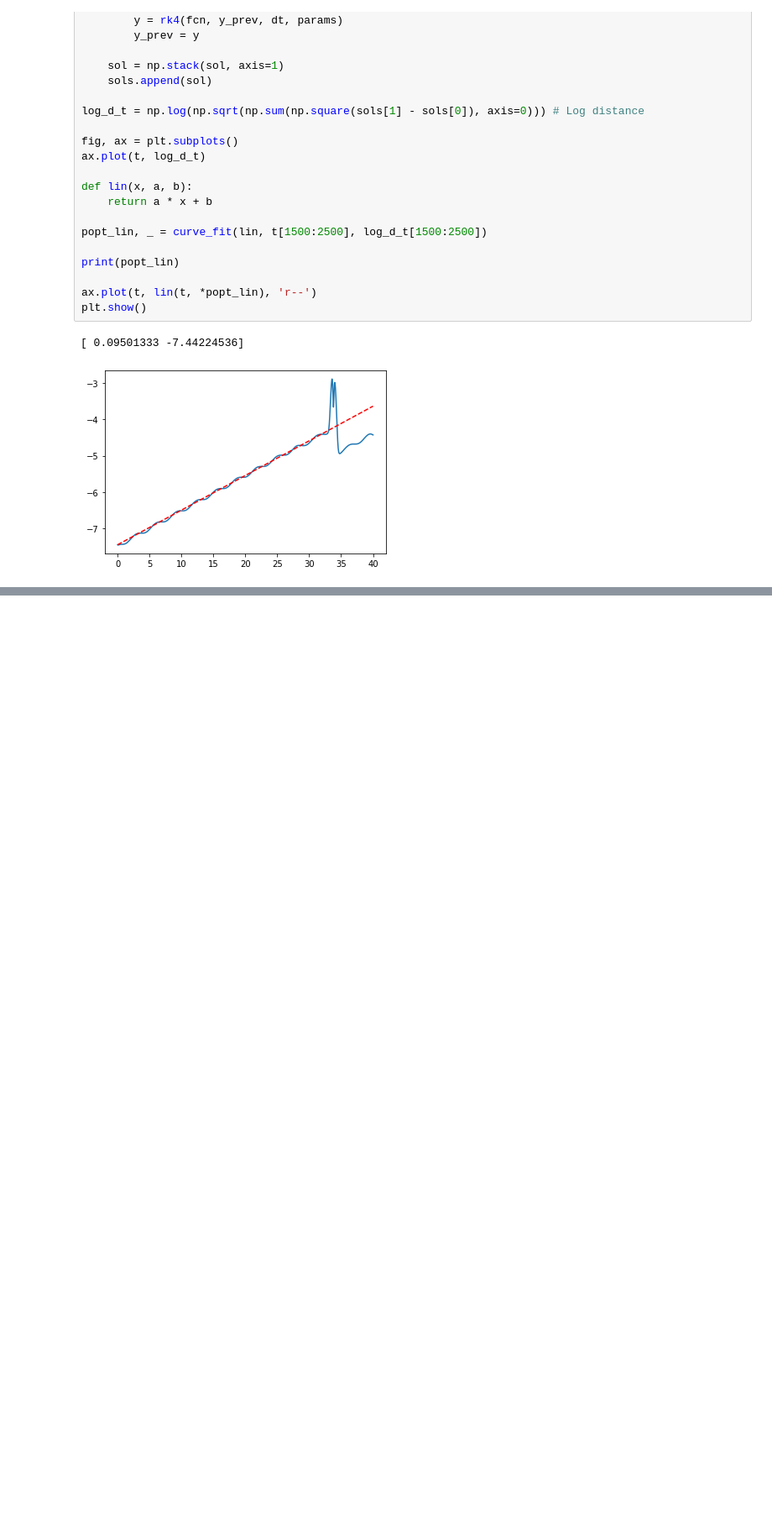
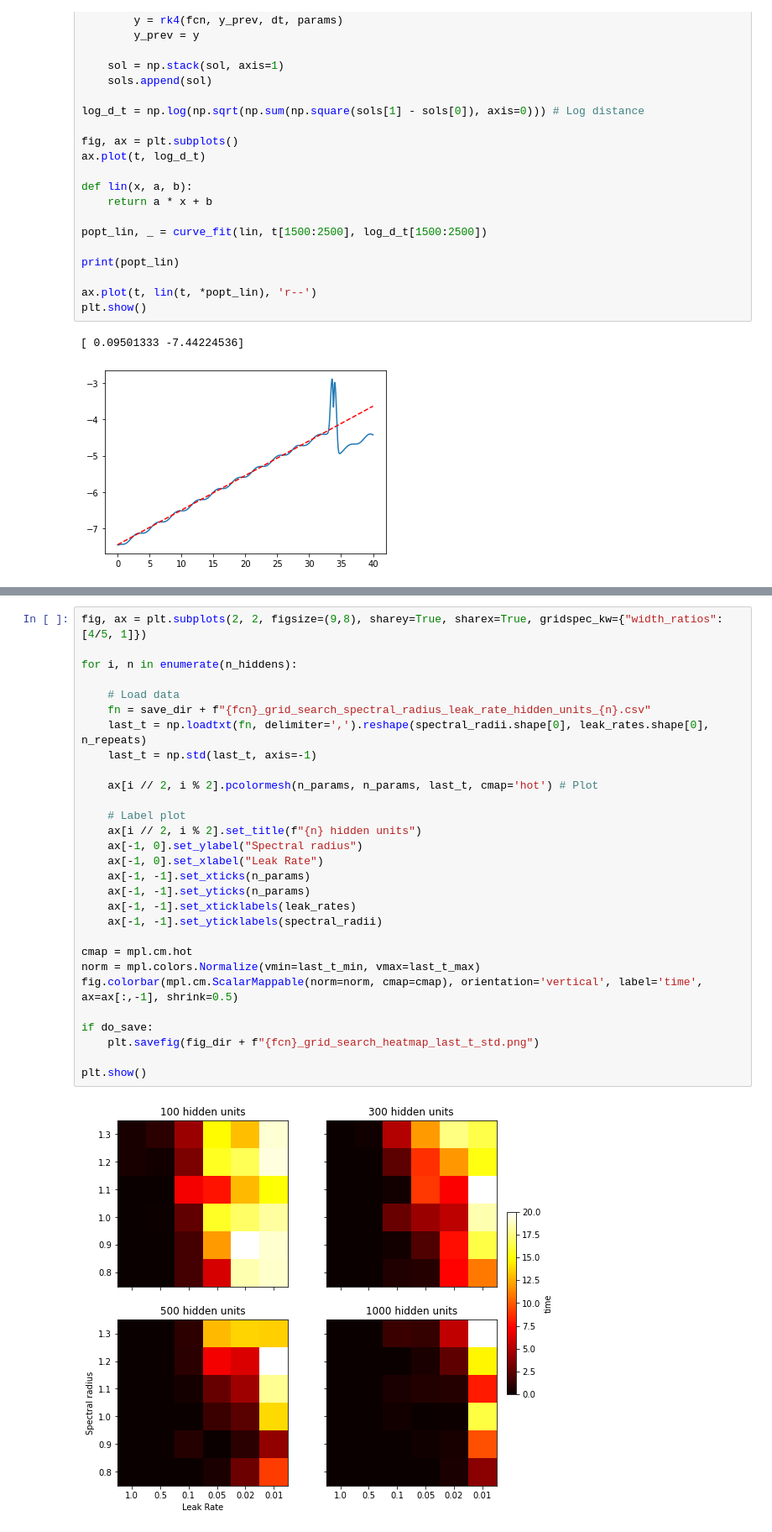
Before and after one commit to stefanpate/reservoir, a Jupyter notebook: gen_targets_grid_search_fourier.ipynb, the cells around one changed output, grey strips where cells are left out. Shown: that part at 84% size. Saved outputs shown, nothing was run; the diff lists cells and outputs as text; blank space fills up the shorter version.

```diff
--- a/gen_targets_grid_search_fourier.ipynb
+++ b/gen_targets_grid_search_fourier.ipynb
@@ -244,0 +249,31 @@ plt.show()
+# %%
+fig, ax = plt.subplots(2, 2, figsize=(9,8), sharey=True, sharex=True, gridspec_kw={"width_ratios":[4/5, 1]})
+
+for i, n in enumerate(n_hiddens):
+
+    # Load data
+    fn = save_dir + f"{fcn}_grid_search_spectral_radius_leak_rate_hidden_units_{n}.csv"
+    last_t = np.loadtxt(fn, delimiter=',').reshape(spectral_radii.shape[0], leak_rates.shape[0], n_repeats)
+    last_t = np.std(last_t, axis=-1)
+
+    ax[i // 2, i % 2].pcolormesh(n_params, n_params, last_t, cmap='hot') # Plot
+
+    # Label plot
+    ax[i // 2, i % 2].set_title(f"{n} hidden units")
+    ax[-1, 0].set_ylabel("Spectral radius")
+    ax[-1, 0].set_xlabel("Leak Rate")
+    ax[-1, -1].set_xticks(n_params)
+    ax[-1, -1].set_yticks(n_params)
+    ax[-1, -1].set_xticklabels(leak_rates)
+    ax[-1, -1].set_yticklabels(spectral_radii)
+
+cmap = mpl.cm.hot
+norm = mpl.colors.Normalize(vmin=last_t_min, vmax=last_t_max)
+fig.colorbar(mpl.cm.ScalarMappable(norm=norm, cmap=cmap), orientation='vertical', label='time', ax=ax[:,-1], shrink=0.5)
+
+if do_save:
+    plt.savefig(fig_dir + f"{fcn}_grid_search_heatmap_last_t_std.png")
+
+plt.show()
+# %% [output]
+[figure, added]
```
Also changed, not shown: parts of 8 cells of this notebook, 7 other files.
